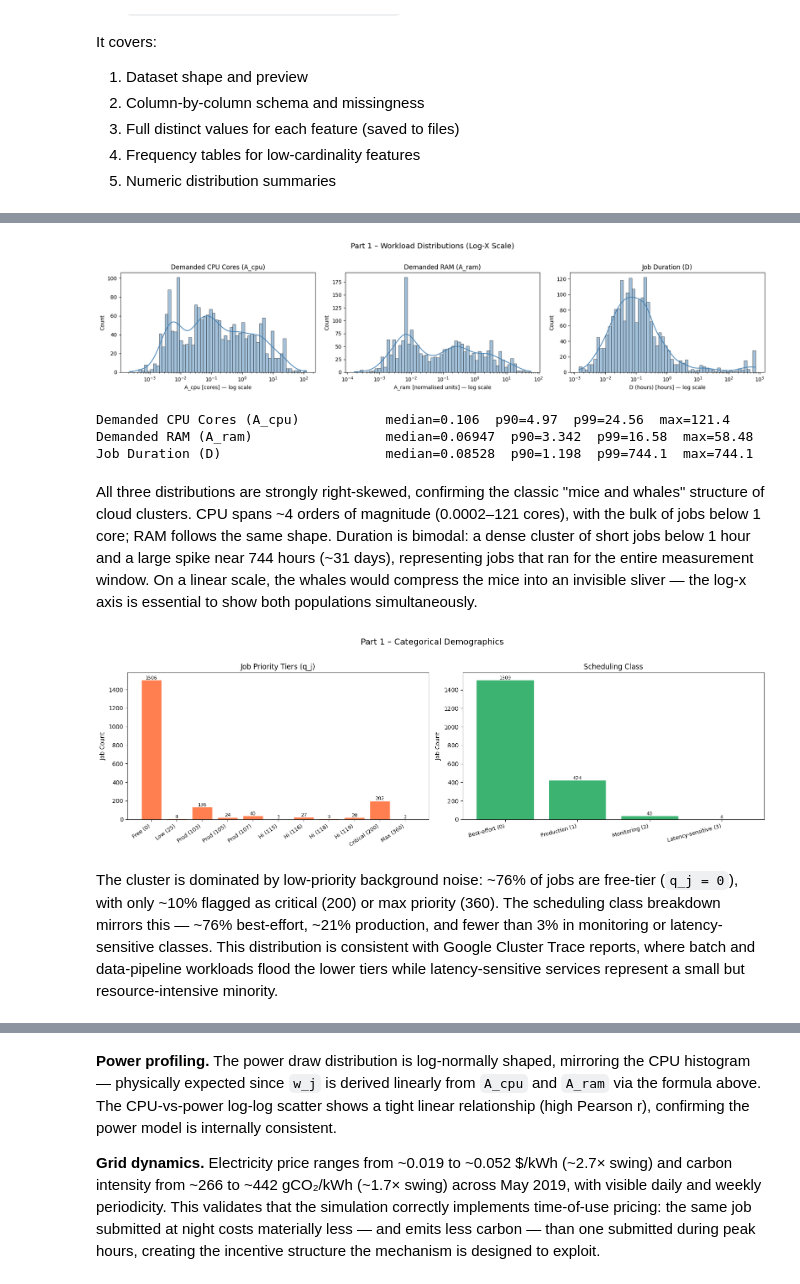
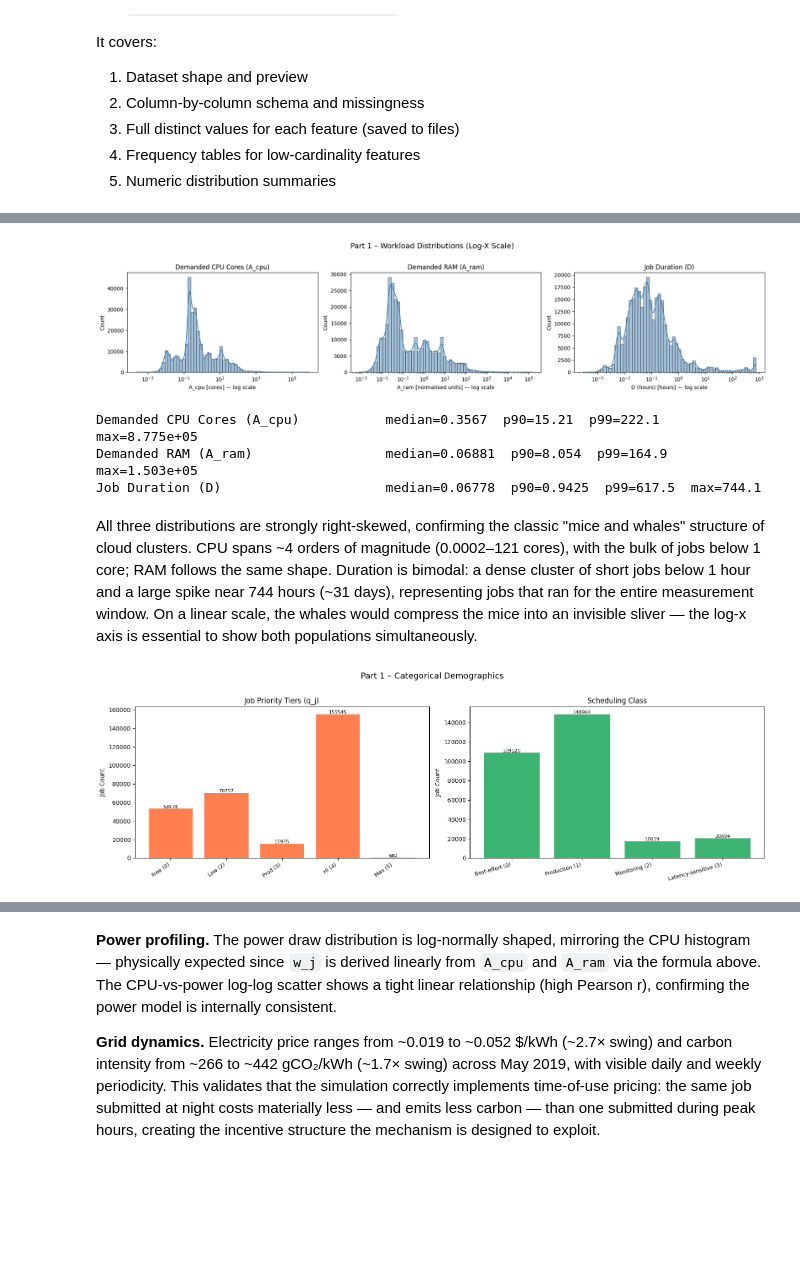
Before and after one commit to dangolofrancesco/cloud_pricing_sim, a Jupyter notebook: notebooks/01_eda_and_distribution_fitting.ipynb, the cells around one changed output, grey strips where cells are left out. Cells and saved outputs as stored; diff of their text form; code cells hidden in the pictures; blank space fills up the shorter version.

```diff
--- a/notebooks/01_eda_and_distribution_fitting.ipynb
+++ b/notebooks/01_eda_and_distribution_fitting.ipynb
@@ -93,7 +88,7 @@ from pathlib import Path
 import numpy as np
 import pandas as pd
 
-PROCESSED_PATH = Path('../data/processed/batch_may2019_2k.csv')
+PROCESSED_PATH = Path('../data/processed/batch_may2019_300k.csv')
 df = pd.read_csv(PROCESSED_PATH, parse_dates=['job_datetime'])
 df = df.sort_values('job_datetime').reset_index(drop=True)
 
@@ -148,53 +143,49 @@ for col, title, _ in features:
     s = df[col].describe(percentiles=[.5, .9, .99])
     print(f"{title:35s}  median={s['50%']:.4g}  p90={s['90%']:.4g}  p99={s['99%']:.4g}  max={s['max']:.4g}")
 # %% [output]
-[figure, old version]
+[figure, new version]
-Demanded CPU Cores (A_cpu)           median=0.106  p90=4.97  p99=24.56  max=121.4
-Demanded RAM (A_ram)                 median=0.06947  p90=3.342  p99=16.58  max=58.48
-Job Duration (D)                     median=0.08528  p90=1.198  p99=744.1  max=744.1
+Demanded CPU Cores (A_cpu)           median=0.3567  p90=15.21  p99=222.1  max=8.775e+05
+Demanded RAM (A_ram)                 median=0.06881  p90=8.054  p99=164.9  max=1.503e+05
+Job Duration (D)                     median=0.06778  p90=0.9425  p99=617.5  max=744.1
 # %% [markdown]
 All three distributions are strongly right-skewed, confirming the classic "mice and whales" structure of cloud clusters. CPU spans ~4 orders of magnitude (0.0002–121 cores), with the bulk of jobs below 1 core; RAM follows the same shape. Duration is bimodal: a dense cluster of short jobs below 1 hour and a large spike near 744 hours (~31 days), representing jobs that ran for the entire measurement window. On a linear scale, the whales would compress the mice into an invisible sliver — the log-x axis is essential to show both populations simultaneously.
 # %%
 ## Part 1: Workload Physics — Categorical Demographics
 
 PRIORITY_LABELS = {
-    0: 'Free (0)', 25: 'Low (25)', 103: 'Prod (103)', 105: 'Prod (105)',
-    107: 'Prod (107)', 115: 'Hi (115)', 116: 'Hi (116)', 118: 'Hi (118)',
-    119: 'Hi (119)', 200: 'Critical (200)', 360: 'Max (360)',
+    1: 'Free (0)', 2: 'Low (2)', 3: 'Prod (3)', 4: 'Hi (4)', 5: 'Max (5)',
 }
 SC_LABELS = {0: 'Best-effort (0)', 1: 'Production (1)', 2: 'Monitoring (2)', 3: 'Latency-sensitive (3)'}
 
 fig, axes = plt.subplots(1, 2, figsize=(16, 5))
 
 # q_j
 qj_counts = df['q_j'].value_counts().sort_index()
 qj_labels = [PRIORITY_LABELS.get(v, str(v)) for v in qj_counts.index]
 axes[0].bar(range(len(qj_counts)), qj_counts.values, color='coral', edgecolor='white')
 axes[0].set_xticks(range(len(qj_counts)))
 axes[0].set_xticklabels(qj_labels, rotation=35, ha='right', fontsize=9)
 axes[0].set_title('Job Priority Tiers (q_j)', fontsize=12)
 axes[0].set_ylabel('Job Count')
 for i, v in enumerate(qj_counts.values):
     axes[0].text(i, v + 5, str(v), ha='center', fontsize=8)
 
 # scheduling_class
 sc_counts = df['scheduling_class'].value_counts().sort_index()
 sc_labels = [SC_LABELS.get(v, str(v)) for v in sc_counts.index]
 axes[1].bar(range(len(sc_counts)), sc_counts.values, color='mediumseagreen', edgecolor='white')
 axes[1].set_xticks(range(len(sc_counts)))
 axes[1].set_xticklabels(sc_labels, rotation=15, ha='right', fontsize=9)
 axes[1].set_title('Scheduling Class', fontsize=12)
 axes[1].set_ylabel('Job Count')
 for i, v in enumerate(sc_counts.values):
     axes[1].text(i, v + 5, str(v), ha='center', fontsize=8)
 
 plt.suptitle('Part 1 – Categorical Demographics', fontsize=14, y=1.02)
 plt.tight_layout()
 plt.show()
 # %% [output]
-[figure, old version]
+[figure, new version]
-# %% [markdown]
-The cluster is dominated by low-priority background noise: ~76% of jobs are free-tier (`q_j = 0`), with only ~10% flagged as critical (200) or max priority (360). The scheduling class breakdown mirrors this — ~76% best-effort, ~21% production, and fewer than 3% in monitoring or latency-sensitive classes. This distribution is consistent with Google Cluster Trace reports, where batch and data-pipeline workloads flood the lower tiers while latency-sensitive services represent a small but resource-intensive minority.
 # %%
 ## Part 2: Energy & Hardware Constraints
 
```
Also changed, not shown: parts of 8 cells of this notebook, 16 other files.
